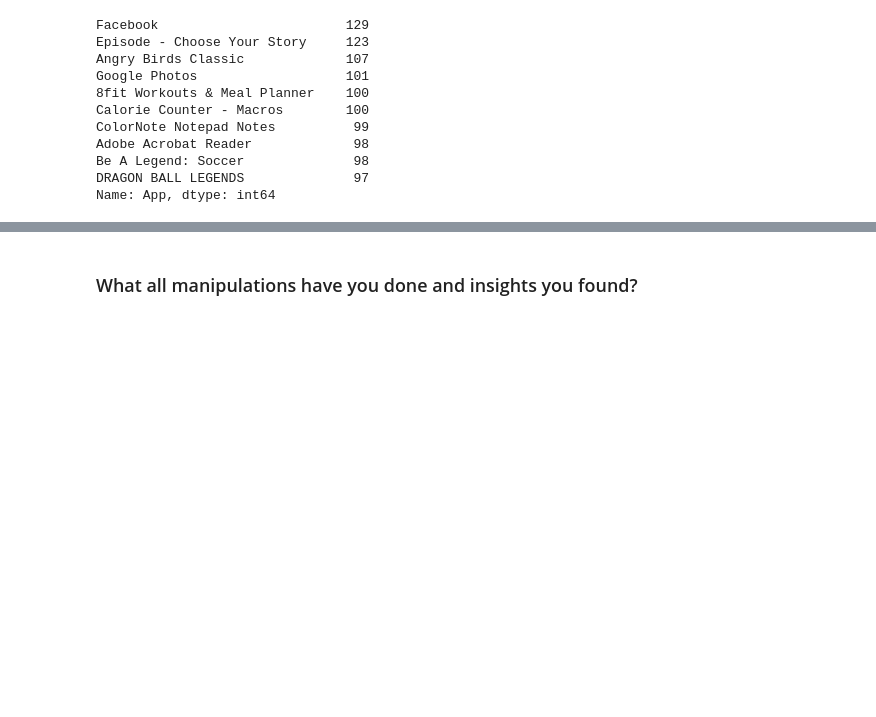
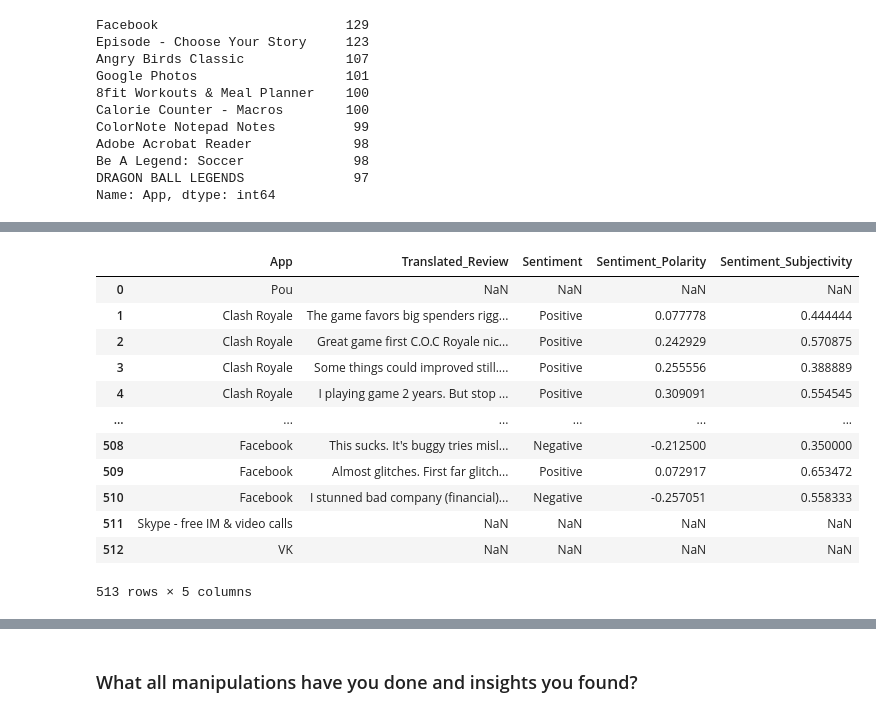
Before and after one commit to RayedShamim/Google-Play-Store-EDA-Rayed, a Jupyter notebook: Google_Play_Store_EDA_Submission.ipynb, the cells around one changed output, grey strips where cells are left out. Cells and saved outputs as stored; diff of their text form; code cells hidden in the pictures; blank space fills up the shorter version.

```diff
--- a/Google_Play_Store_EDA_Submission.ipynb
+++ b/Google_Play_Store_EDA_Submission.ipynb
@@ -573,0 +630,17 @@ filtered_psdf[filtered_psdf['App'] == l1[0]]
+# %%
+reviews_df = pd.merge(last_update_df["App"],filtered_urdf,how="left",left_on="App",right_on="App")
+reviews_df
+# %% [output]
+|  | App | Translated_Review | Sentiment | Sentiment_Polarity | Sentiment_Subjectivity |
+| 0 | Pou | NaN | NaN | NaN | NaN |
+| 1 | Clash Royale | The game favors big spenders rigg... | Positive | 0.077778 | 0.444444 |
+| 2 | Clash Royale | Great game first C.O.C Royale nic... | Positive | 0.242929 | 0.570875 |
+| 3 | Clash Royale | Some things could improved still.... | Positive | 0.255556 | 0.388889 |
+| 4 | Clash Royale | I playing game 2 years. But stop ... | Positive | 0.309091 | 0.554545 |
+| ... | ... | ... | ... | ... | ... |
+| 508 | Facebook | This sucks. It's buggy tries misl... | Negative | -0.212500 | 0.350000 |
+| 509 | Facebook | Almost glitches. First far glitch... | Positive | 0.072917 | 0.653472 |
+| 510 | Facebook | I stunned bad company (financial)... | Negative | -0.257051 | 0.558333 |
+| 511 | Skype - free IM & video calls | NaN | NaN | NaN | NaN |
+| 512 | VK | NaN | NaN | NaN | NaN |
+513 rows × 5 columns
```
Also changed, not shown: parts of 29 cells of this notebook.
